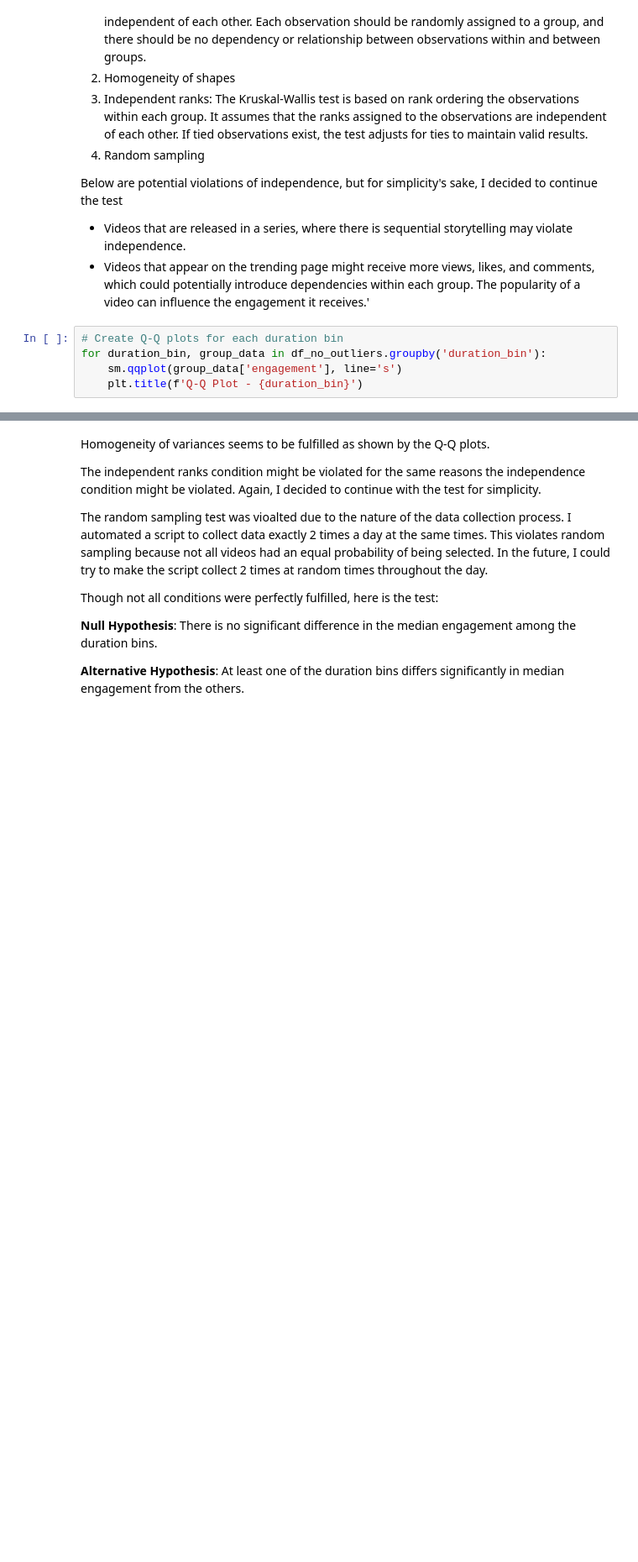
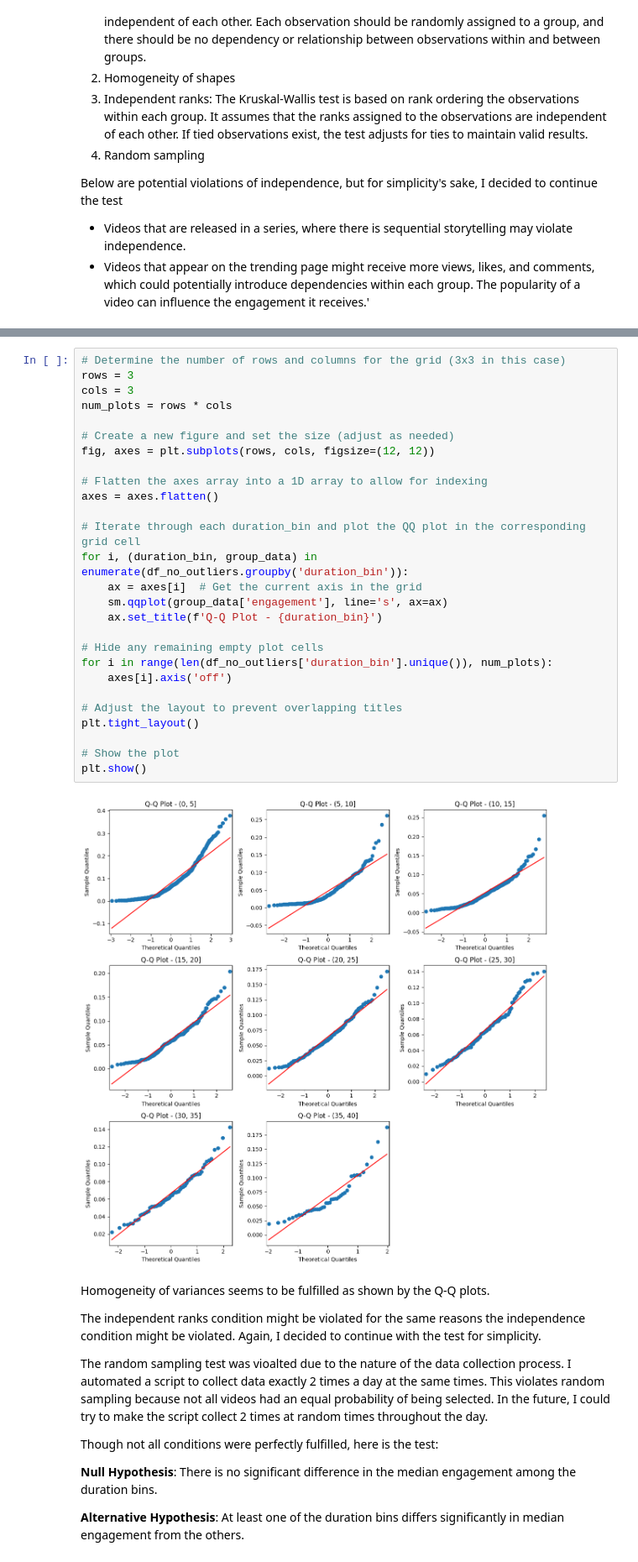
Before and after one commit to kevoinno/youtube-analytics, a Jupyter notebook: youtube_trending_visualizations.ipynb, the cells around one changed output, grey strips where cells are left out. Shown at 84% size. Drawn from its saved outputs; the diff is of its cells as text; blank space fills up the shorter version.

```diff
--- a/youtube_trending_visualizations.ipynb
+++ b/youtube_trending_visualizations.ipynb
@@ -161,8 +187,3 @@ For the independence condition, here a few violations:
 Below are potential violations of independence, but for simplicity's sake, I decided to continue the test
 - Videos that are released in a series, where there is sequential storytelling may violate independence.
 -  Videos that appear on the trending page might receive more views, likes, and comments, which could potentially introduce dependencies within each group. The popularity of a video can influence the engagement it receives.'
-# %%
-# Create Q-Q plots for each duration bin
-for duration_bin, group_data in df_no_outliers.groupby('duration_bin'):
-    sm.qqplot(group_data['engagement'], line='s')
-    plt.title(f'Q-Q Plot - {duration_bin}')
@@ -178,3 +190,32 @@ for duration_bin, group_data in df_no_outliers.groupby('duration_bin'):
+# %%
+# Determine the number of rows and columns for the grid (3x3 in this case)
+rows = 3
+cols = 3
+num_plots = rows * cols
+
+# Create a new figure and set the size (adjust as needed)
+fig, axes = plt.subplots(rows, cols, figsize=(12, 12))
+
+# Flatten the axes array into a 1D array to allow for indexing
+axes = axes.flatten()
+
+# Iterate through each duration_bin and plot the QQ plot in the corresponding grid cell
+for i, (duration_bin, group_data) in enumerate(df_no_outliers.groupby('duration_bin')):
+    ax = axes[i]  # Get the current axis in the grid
+    sm.qqplot(group_data['engagement'], line='s', ax=ax)
+    ax.set_title(f'Q-Q Plot - {duration_bin}')
+
+# Hide any remaining empty plot cells
+for i in range(len(df_no_outliers['duration_bin'].unique()), num_plots):
+    axes[i].axis('off')
+
+# Adjust the layout to prevent overlapping titles
+plt.tight_layout()
+
+# Show the plot
+plt.show()
+# %% [output]
+[figure, added]
 # %% [markdown]
 Homogeneity of variances seems to be fulfilled as shown by the Q-Q plots.
 
```
Also changed, not shown: parts of 10 cells of this notebook, 1 other file.
